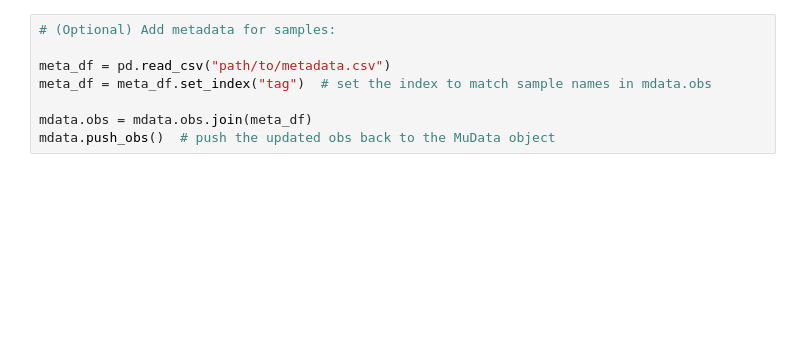
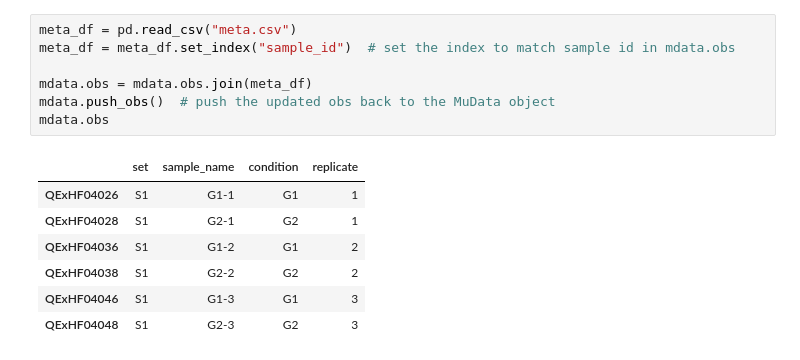
Before and after one commit to bertis-informatics/msmu, a Jupyter notebook: mkdocs/tutorials/lfq.ipynb, the cells around one changed output. Cells and saved outputs as stored; diff of their text form; blank space fills up the shorter version.

```diff
--- a/mkdocs/tutorials/lfq.ipynb
+++ b/mkdocs/tutorials/lfq.ipynb
@@ -17,8 +79,15 @@ mdata = mm.read_sage("sage/output/dir/", label="label_free")
 # %%
-# (Optional) Add metadata for samples:
-
-meta_df = pd.read_csv("path/to/metadata.csv")
-meta_df = meta_df.set_index("tag")  # set the index to match sample names in mdata.obs
+meta_df = pd.read_csv("meta.csv")
+meta_df = meta_df.set_index("sample_id")  # set the index to match sample id in mdata.obs
 
 mdata.obs = mdata.obs.join(meta_df)
 mdata.push_obs()  # push the updated obs back to the MuData object
+mdata.obs
+# %% [output]
+|  | set | sample_name | condition | replicate |
+| QExHF04026 | S1 | G1-1 | G1 | 1 |
+| QExHF04028 | S1 | G2-1 | G2 | 1 |
+| QExHF04036 | S1 | G1-2 | G1 | 2 |
+| QExHF04038 | S1 | G2-2 | G2 | 2 |
+| QExHF04046 | S1 | G1-3 | G1 | 3 |
+| QExHF04048 | S1 | G2-3 | G2 | 3 |
```
Also changed, not shown: parts of 27 cells of this notebook.
